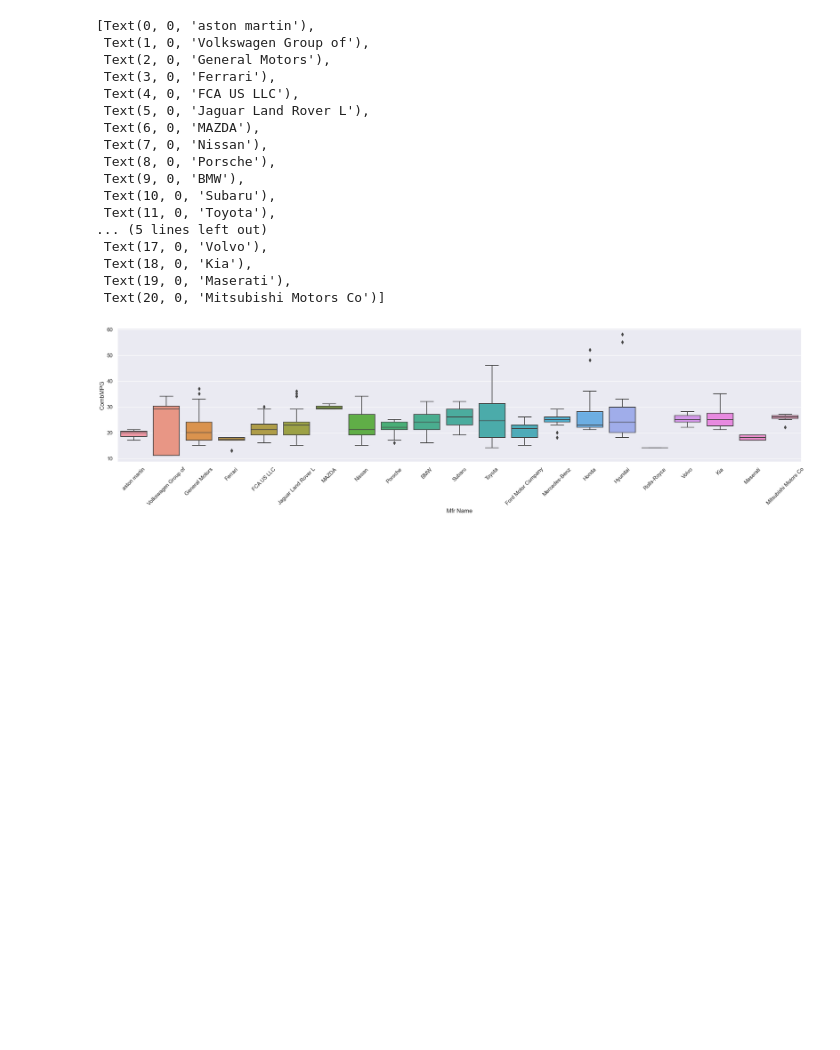
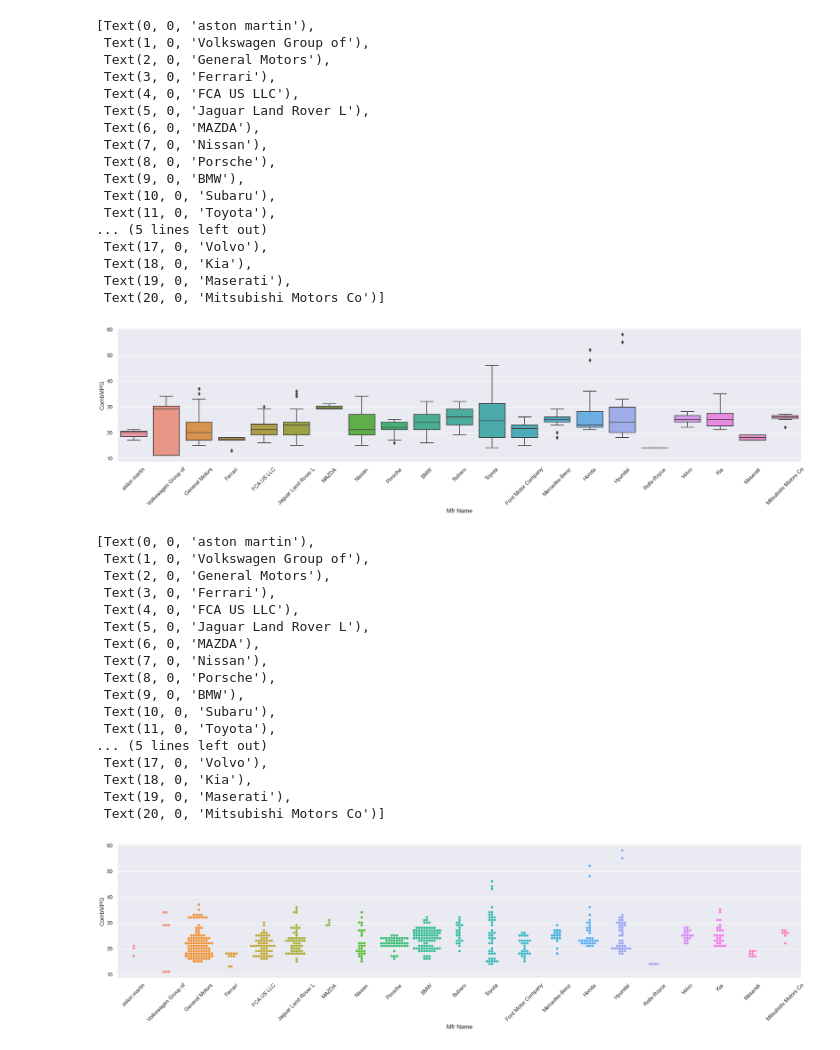
Before and after one commit to souvik0306/ML-Coursera, a Jupyter notebook: Udemy/Pandas_tutorial.ipynb, the cells around one changed output. Drawn from its saved outputs; the diff is of its cells as text; code cells hidden in the pictures; blank space fills up the shorter version.

```diff
--- a/Udemy/Pandas_tutorial.ipynb
+++ b/Udemy/Pandas_tutorial.ipynb
@@ -206,3 +204,25 @@ ax.set_xticklabels(ax.get_xticklabels(),rotation=45)
  Text(19, 0, 'Maserati'),
  Text(20, 0, 'Mitsubishi Motors Co')]
 [figure]
+# %%
+swarm = sns.swarmplot(x='Mfr Name',y='CombMPG',data=df_cars)
+swarm.set_xticklabels(swarm.get_xticklabels(),rotation=45)
+# %% [output]
+[Text(0, 0, 'aston martin'),
+ Text(1, 0, 'Volkswagen Group of'),
+ Text(2, 0, 'General Motors'),
+ Text(3, 0, 'Ferrari'),
+ Text(4, 0, 'FCA US LLC'),
+ Text(5, 0, 'Jaguar Land Rover L'),
+ Text(6, 0, 'MAZDA'),
+ Text(7, 0, 'Nissan'),
+ Text(8, 0, 'Porsche'),
+ Text(9, 0, 'BMW'),
+ Text(10, 0, 'Subaru'),
+ Text(11, 0, 'Toyota'),
+... (5 lines left out)
+ Text(17, 0, 'Volvo'),
+ Text(18, 0, 'Kia'),
+ Text(19, 0, 'Maserati'),
+ Text(20, 0, 'Mitsubishi Motors Co')]
+[figure, added]
```
Also changed, not shown: parts of 7 cells of this notebook, 2 other files.
